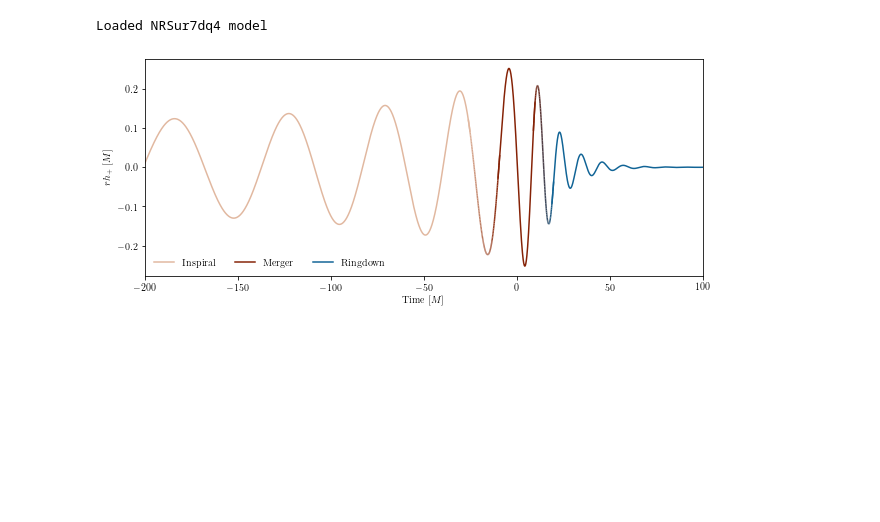
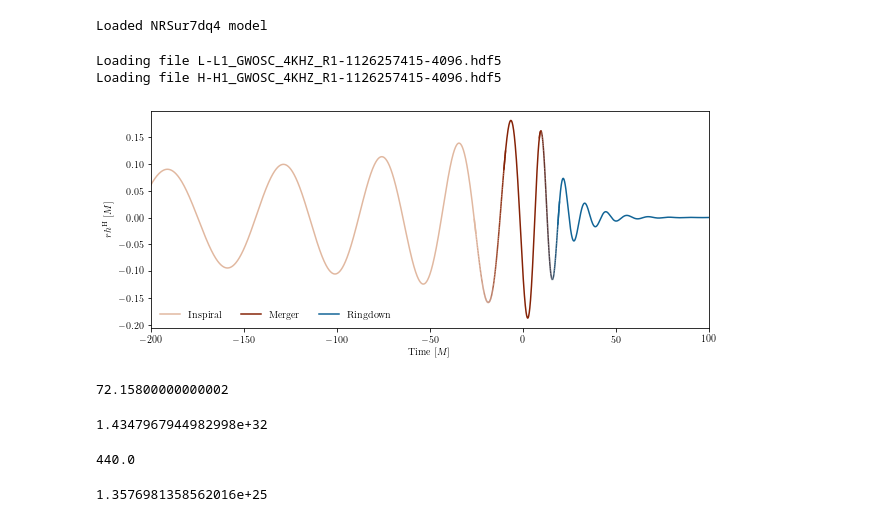
Before and after one commit to eliotfinch/thesis, a Jupyter notebook: Figures/Introduction/td_waveform.ipynb, the cells around one changed output. Drawn from its saved outputs; the diff is of its cells as text; code cells hidden in the pictures; blank space fills up the shorter version.

Commit message:
Update introduction figures

```diff
--- a/Figures/Introduction/td_waveform.ipynb
+++ b/Figures/Introduction/td_waveform.ipynb
@@ -26,32 +29,62 @@ Loaded NRSur7dq4 model
 # %%
 # Evaluate the surrogate
 times, h, dyn = sur(
-    q=1.2, chiA0=[0,0,0.3], chiB0=[0,0,-0.4], f_low=0, dt=0.1, inclination=0)
+    q=1.2,
+    chiA0=[0,0,0.3],
+    chiB0=[0,0,-0.4],
+    f_low=0,
+    dt=0.1,
+    inclination=0
+    )
 
 # Just look at the plus polarization
 h_plus = np.real(h)
 
 # Cross polarization in background?
 h_cross = -np.imag(h)
+# %%
+# Use the projected waveform
+
+# Create the event class
+event = rd.GWevent('GW150914')
+
+# Get the event GPS time
+gps = event.parameters['GPS']
+
+# Project onto interferometer
+for IFO in event.IFO_list:
+    if IFO.name == 'H1':
+        H1 = IFO
+
+h_projected = H1.project(
+    h_plus - 1j*h_cross,
+    1.95,
+    -1.27,
+    gps,
+    0.82,
+    )
+# %% [output]
+Loading file L-L1_GWOSC_4KHZ_R1-1126257415-4096.hdf5
+Loading file H-H1_GWOSC_4KHZ_R1-1126257415-4096.hdf5
 # %%
 # Split the line up into sections depending on how we want to colour it
 # ============================================================================
 inspiral_mask = times <= -25
-inspiral = h_plus[inspiral_mask]
+inspiral = h_projected[inspiral_mask]
 
 inspiral_merger_mask = (times >= -26) & (times <= -9)
-inspiral_merger = h_plus[inspiral_merger_mask]
+inspiral_merger = h_projected[inspiral_merger_mask]
 i_m_times = times[inspiral_merger_mask]
 
 merger_mask = (times >= -10) & (times <= 10)
-merger = h_plus[merger_mask]
+merger = h_projected[merger_mask]
 
 merger_ringdown_mask = (times >= 9) & (times <= 20)
-merger_ringdown = h_plus[merger_ringdown_mask]
+merger_ringdown = h_projected[merger_ringdown_mask]
 m_r_times = times[merger_ringdown_mask]
 
 ringdown_mask = times >= 19
-ringdown = h_plus[ringdown_mask]
+ringdown = h_projected[ringdown_mask]
 # %%
 fig, ax = plt.subplots(figsize=(10,4))
 
@@ -98,32 +131,32 @@ m_r_segments = np.concatenate([m_r_points[:-1], m_r_points[1:]], axis=1)
 i_m_norm = plt.Normalize(i_m_times[0], i_m_times[-1])
 i_m_lc = LineCollection(i_m_segments, cmap=i_m_cmap, norm=i_m_norm)
 
 m_r_norm = plt.Normalize(m_r_times[0], m_r_times[-1])
 m_r_lc = LineCollection(m_r_segments, cmap=m_r_cmap, norm=m_r_norm)
 
 # Set the values used for colormapping
 i_m_lc.set_array(i_m_times)
 m_r_lc.set_array(m_r_times)
 
 # Add lines to the figure
 i_m_line = ax.add_collection(i_m_lc)
 m_r_line = ax.add_collection(m_r_lc)
 
 ax.set_xlabel('Time $[M]$')
 ax.set_xlim(-200, times[-1])
 
-ax.set_ylabel('$rh_+\ [M]$')
+ax.set_ylabel('$rh^\mathrm{H}\ [M]$')
 
 custom_lines = [Line2D([0], [0], color=c) for c in [inspiral_colour, merger_colour, ringdown_colour]]
 ax.legend(
     custom_lines,
     ['Inspiral', 'Merger', 'Ringdown'],
     frameon=False,
     ncol=3,
     loc='lower left',
     # bbox_to_anchor=(0.49,-0.12)
     )
 
 fig.savefig('td_waveform.pdf', bbox_inches='tight')
 # %% [output]
-[figure, old version]
+[figure, new version]
@@ -129,0 +168,16 @@ fig.savefig('td_waveform.pdf', bbox_inches='tight')
+# %%
+M
+# %% [output]
+72.15800000000002
+# %%
+M*M_sun
+# %% [output]
+1.4347967944982998e+32
+# %%
+D
+# %% [output]
+440.0
+# %%
+D*pc*1e6
+# %% [output]
+1.3576981358562016e+25
```
Also changed, not shown: parts of 6 cells of this notebook, 3 other files.
